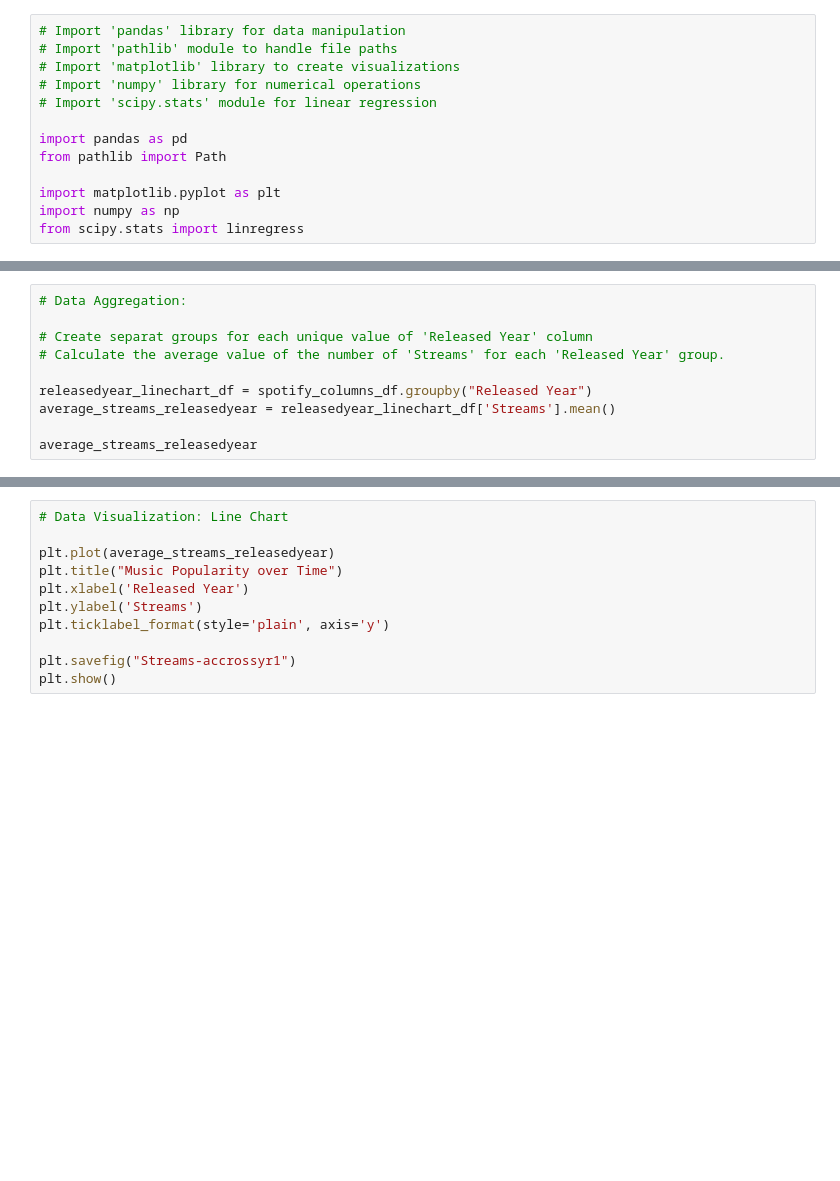
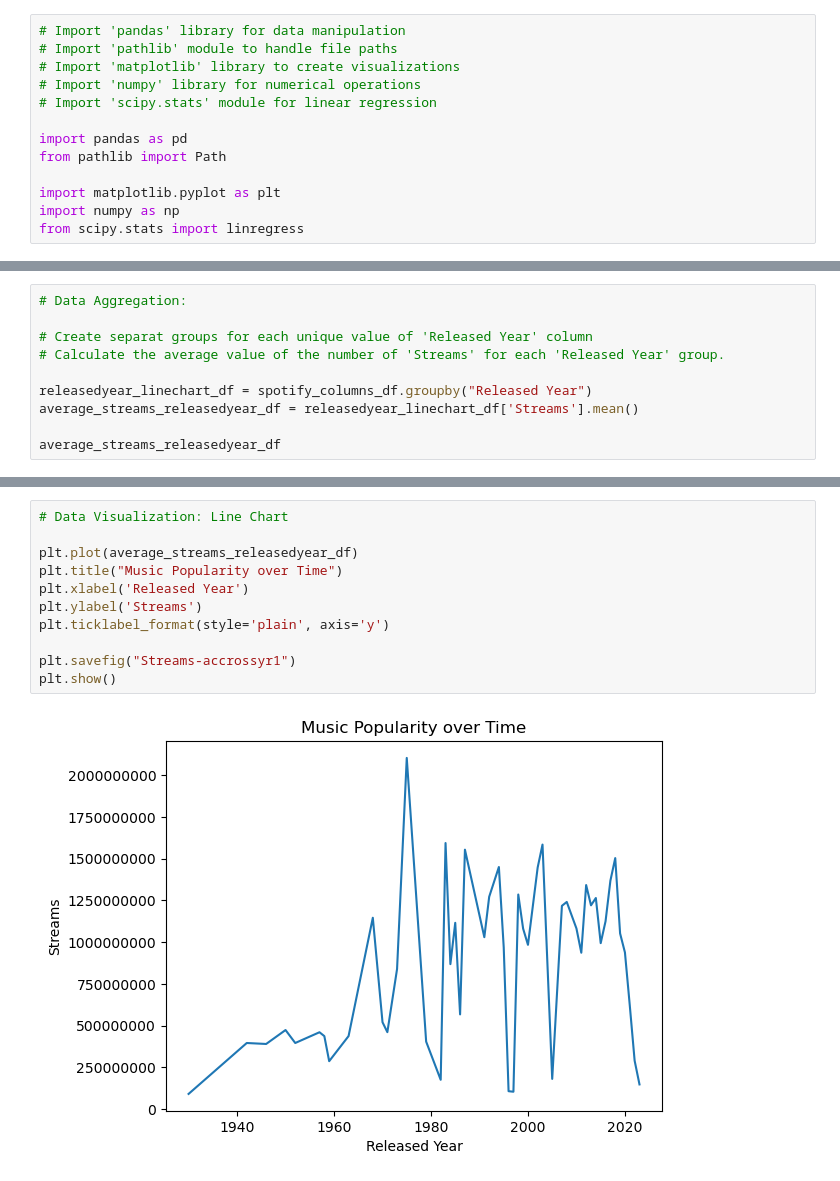
Before and after one commit to lisethrubio/Project1-DataViz, a Jupyter notebook: Project1-Code.ipynb, the cells around one changed output, grey strips where cells are left out. Drawn from its saved outputs; the diff is of its cells as text; blank space fills up the shorter version.

```diff
--- a/Project1-Code.ipynb
+++ b/Project1-Code.ipynb
@@ -381,6 +652,6 @@ spotify_columns_df["Released Year"].unique()
 # Calculate the average value of the number of 'Streams' for each 'Released Year' group.
 
 releasedyear_linechart_df = spotify_columns_df.groupby("Released Year")
-average_streams_releasedyear = releasedyear_linechart_df['Streams'].mean()
+average_streams_releasedyear_df = releasedyear_linechart_df['Streams'].mean()
 
-average_streams_releasedyear
+average_streams_releasedyear_df
@@ -387,14 +692,16 @@ average_streams_releasedyear
 # %%
 # Data Visualization: Line Chart
 
-plt.plot(average_streams_releasedyear)
+plt.plot(average_streams_releasedyear_df)
 plt.title("Music Popularity over Time")
 plt.xlabel('Released Year')
 plt.ylabel('Streams')
 plt.ticklabel_format(style='plain', axis='y')
 
 plt.savefig("Streams-accrossyr1")
 plt.show()
+# %% [output]
+[figure, added]
 # %%
 spotify_reducedyear_df = spotify_columns_df.loc[spotify_columns_df["Released Year"] > 2020]
 
```
Also changed, not shown: parts of 38 cells of this notebook.
